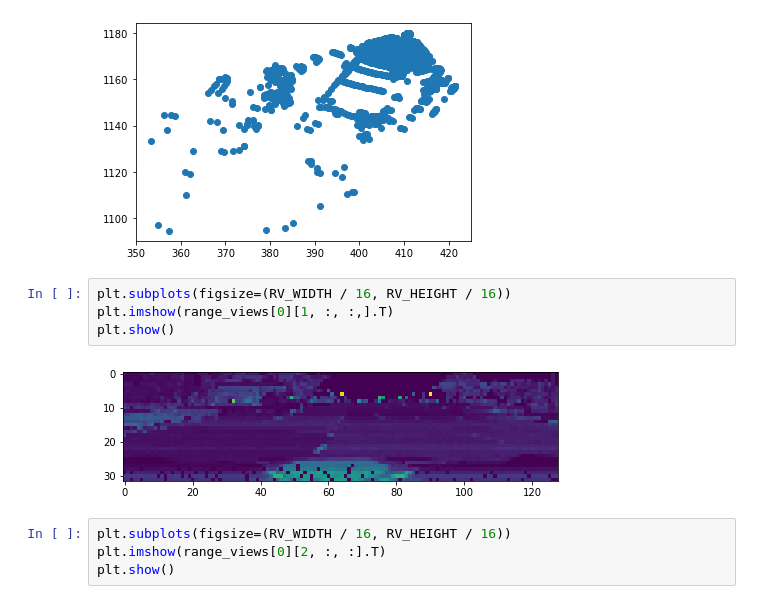
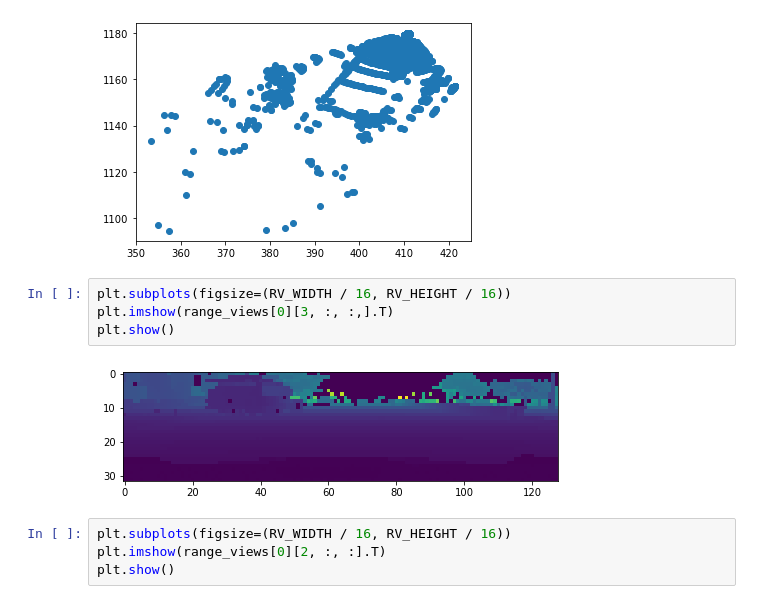
Before and after one commit to narekvslife/lidar-camera-fusion-detection, a Jupyter notebook: LaserNet.ipynb, the cells around one changed output. Cells and saved outputs as stored; diff of their text form.

```diff
--- a/LaserNet.ipynb
+++ b/LaserNet.ipynb
@@ -43,10 +71,10 @@ plt.show()
 [figure]
 # %%
 plt.subplots(figsize=(RV_WIDTH / 16, RV_HEIGHT / 16))
-plt.imshow(range_views[0][1, :, :,].T)
+plt.imshow(range_views[0][3, :, :,].T)
 plt.show()
 # %% [output]
-[figure, old version]
+[figure, new version]
 # %%
 plt.subplots(figsize=(RV_WIDTH / 16, RV_HEIGHT / 16))
 plt.imshow(range_views[0][2, :, :].T)
```
Also changed, not shown: parts of 9 cells of this notebook, 1 other file.
